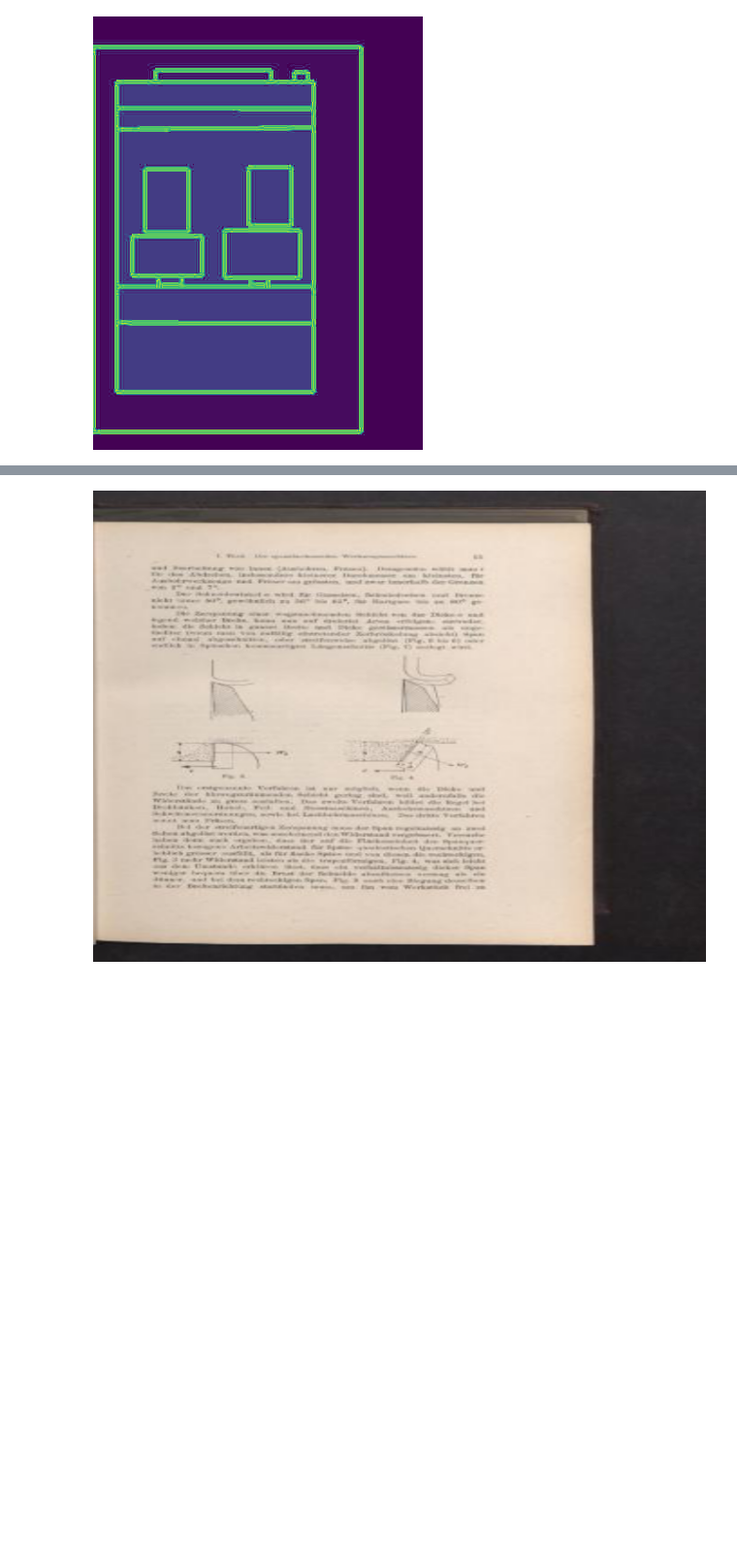
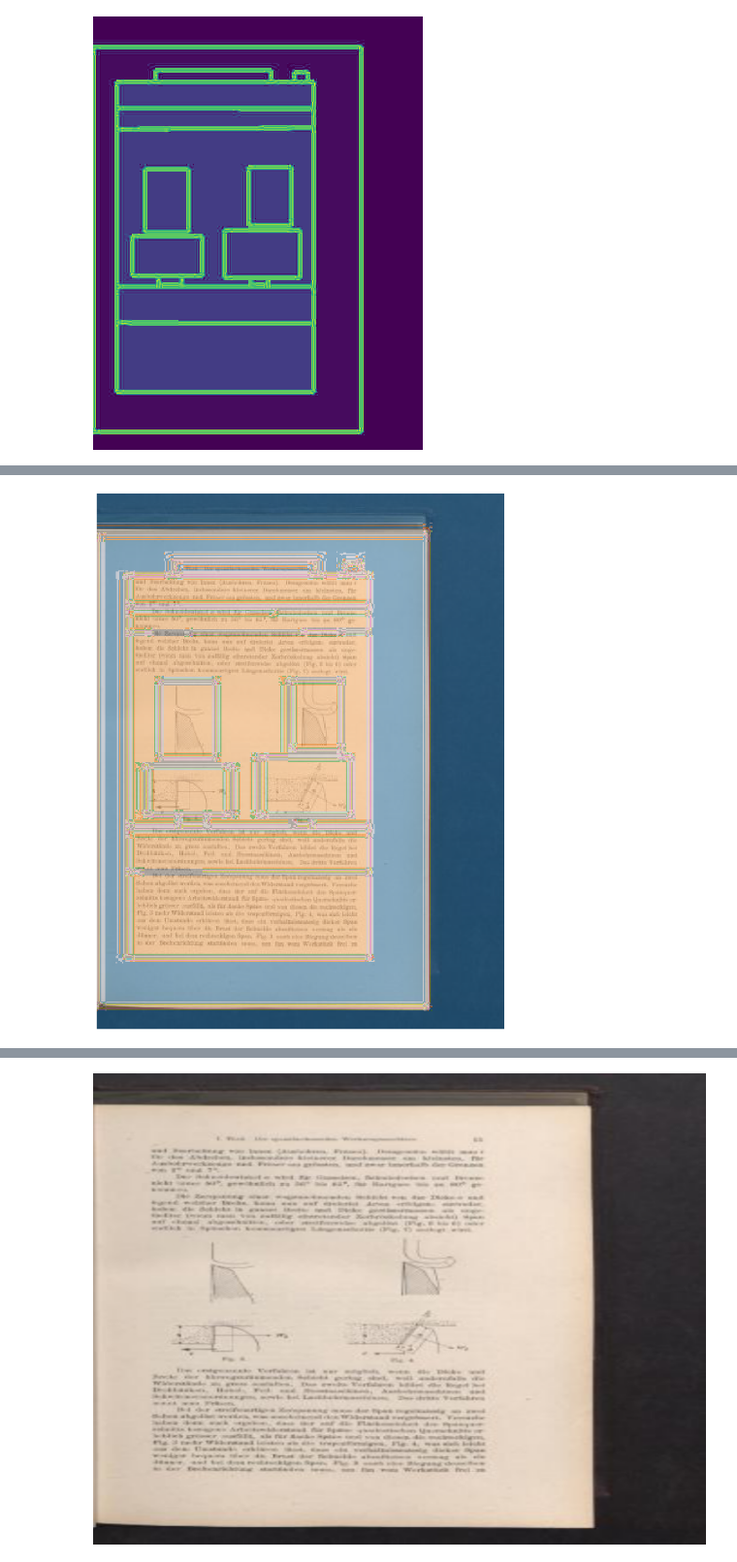
Before and after one commit to OCR-D/ocrd_segment, a Jupyter notebook: notebooks/1stOverview.ipynb, the cells around one changed output, grey strips where cells are left out. Shown at 97% size. Cells and saved outputs as stored; diff of their text form; code cells hidden in the pictures; blank space fills up the shorter version.

```diff
--- a/notebooks/1stOverview.ipynb
+++ b/notebooks/1stOverview.ipynb
@@ -371,0 +423,4 @@ imglist.show_batch()
+# %%
+imglist.show_xys(imglist.x[:1], imglist.y[:1], figsize=(15, 15))
+# %% [output]
+[figure, added]
```
Also changed, not shown: parts of 12 cells of this notebook.
